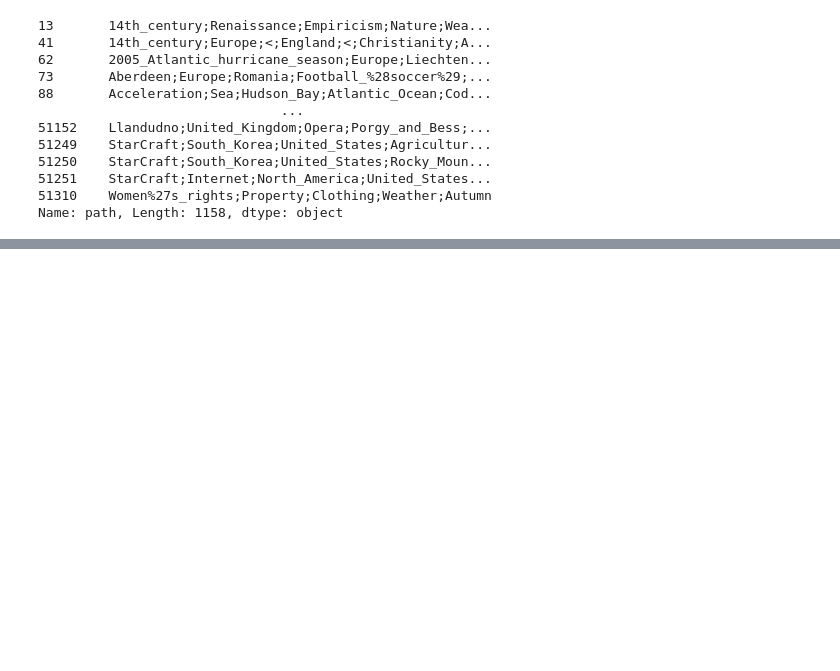
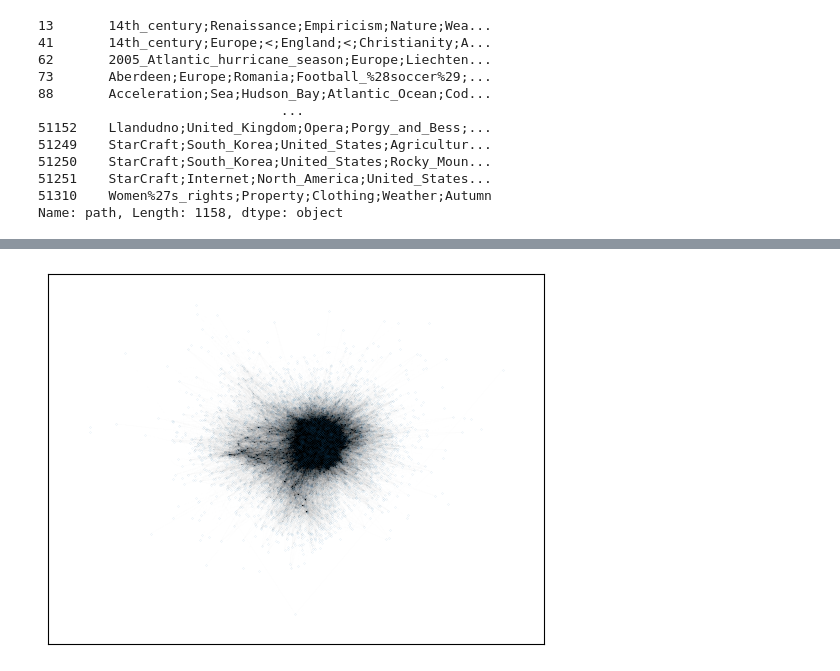
Before and after one commit to epfl-ada/ada-2022-project-7yobananaboy7, a Jupyter notebook: Homowork 1 EDA.ipynb, the cells around one changed output, grey strips where cells are left out. Cells and saved outputs as stored; diff of their text form; code cells hidden in the pictures; blank space fills up the shorter version.

```diff
--- a/Homowork 1 EDA.ipynb
+++ b/Homowork 1 EDA.ipynb
@@ -233,0 +294,5 @@ Name: path, Length: 1158, dtype: object
+# %%
+#Show the largest CC
+nx.draw_networkx(subgraphs[1],node_size= 0.002,with_labels=False, width = 0.001 )
+# %% [output]
+[figure, added]
```
Also changed, not shown: parts of 8 cells of this notebook.
